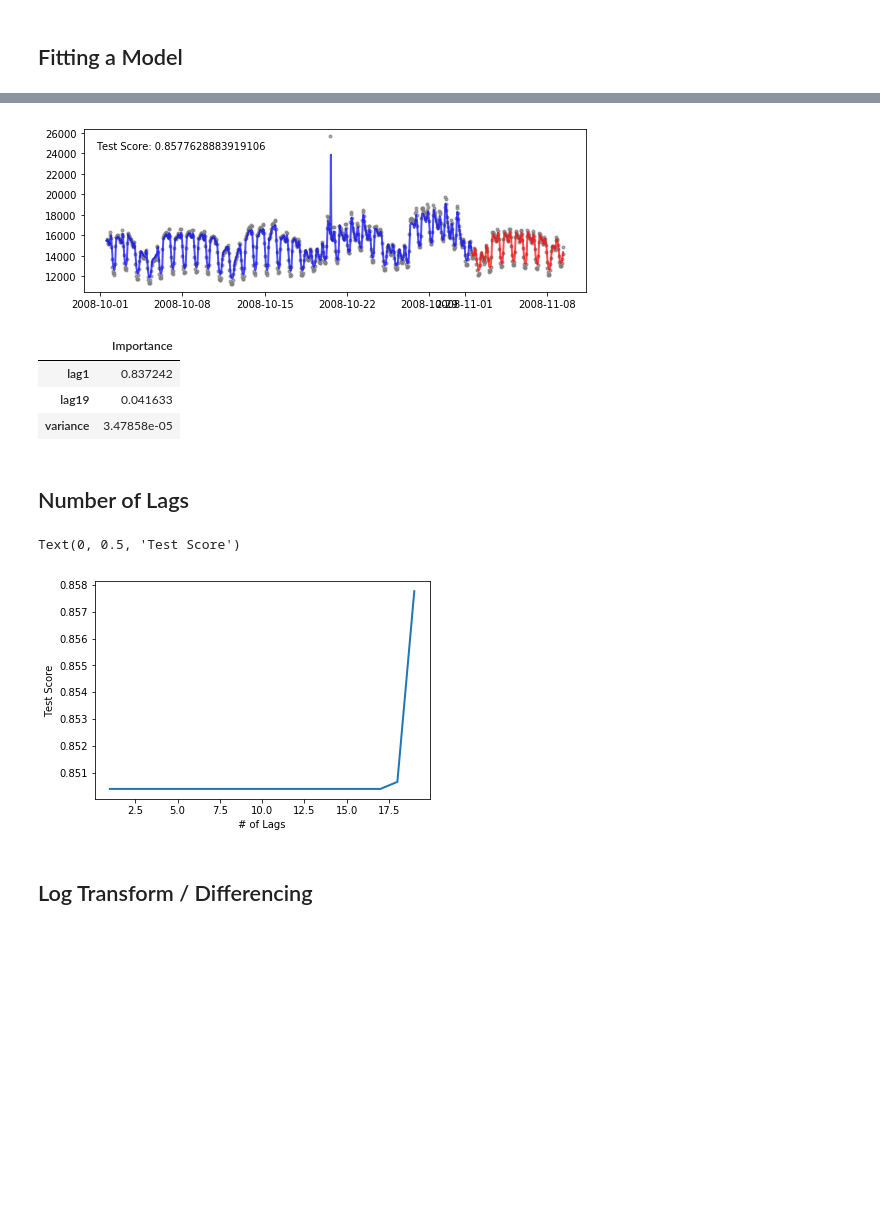
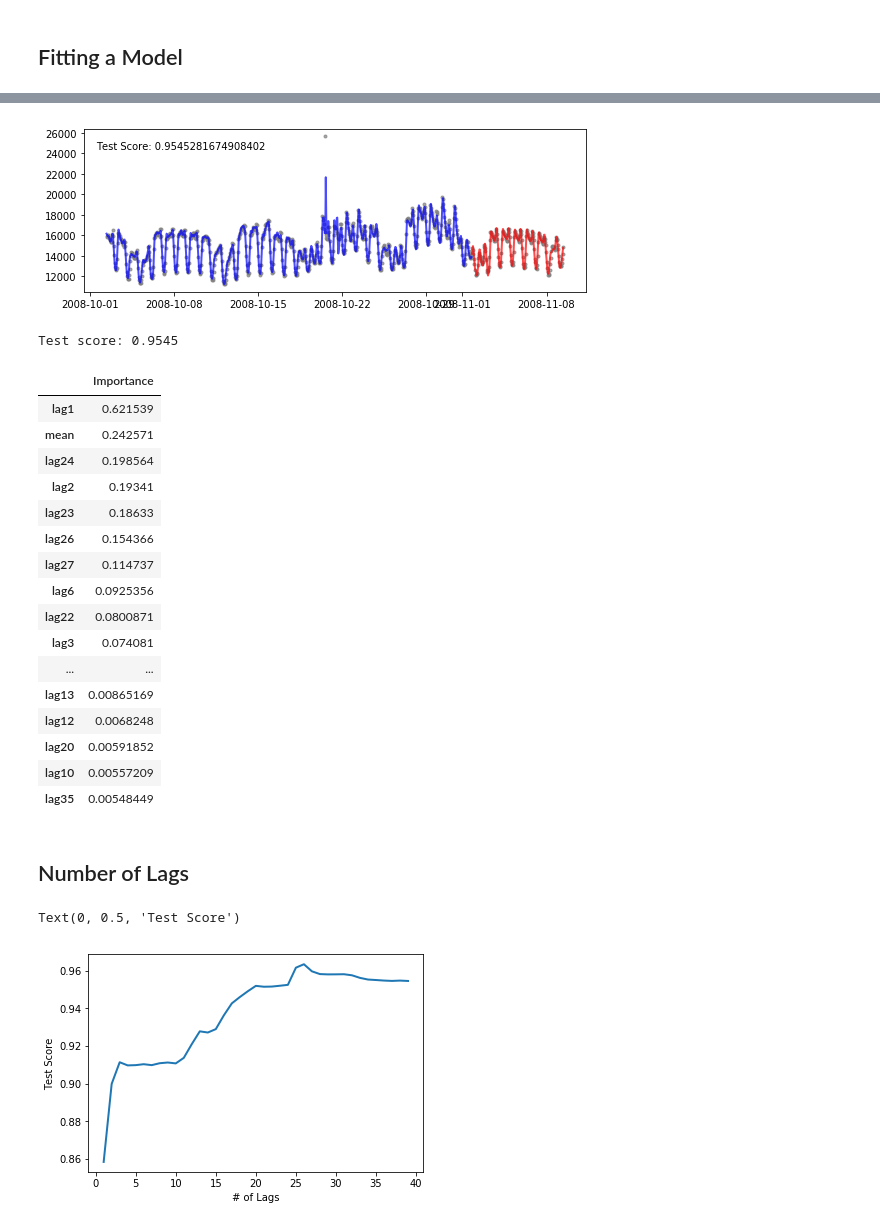
Before and after one commit to Daniel8hen/firefly-tutorials, a Jupyter notebook: meetup_automl_timeseries/Walkthrough.ipynb, the cells around one changed output, grey strips where cells are left out. Drawn from its saved outputs; the diff is of its cells as text; code cells hidden in the pictures; blank space fills up the shorter version.

```diff
--- a/meetup_automl_timeseries/Walkthrough.ipynb
+++ b/meetup_automl_timeseries/Walkthrough.ipynb
@@ -98,6 +98,7 @@ def feature_importance_summary(model, columns):
     else:
         raise NotImplemented('Only linear models supported at the momemnt.')
 # %%
+print("Calculating features. Please wait...")
 window = 48
 _mean = []
 _median = []
@@ -114,16 +115,16 @@ for i in range(window+1, series_size):
     dates.append(df_sub.Datetime[i])
     values.append(df_sub.AEP_MW[i])
     _mean.append(mean(df_sub.AEP_MW[i-window:i]))
-    _median.append(median(df_sub.AEP_MW[i-window:i]))
-    _variance.append(variance(df_sub.AEP_MW[i-window:i]))
-    _peaks.append(number_peaks(df_sub.AEP_MW[i-window:i], 3))
-    _entropy.append(approximate_entropy(df_sub.AEP_MW[i-window:i], 10, 0.7))
-    _autocorrelation.append(autocorrelation(df_sub.AEP_MW[i-window:i], 1))
+#     _median.append(median(df_sub.AEP_MW[i-window:i]))
+#     _variance.append(variance(df_sub.AEP_MW[i-window:i]))
+#     _peaks.append(number_peaks(df_sub.AEP_MW[i-window:i], 3))
+#     _entropy.append(approximate_entropy(df_sub.AEP_MW[i-window:i], 10, 0.7))
+#     _autocorrelation.append(autocorrelation(df_sub.AEP_MW[i-window:i], 1))
 
 
 # lags
 lags = {}
-n_lags = 20
+n_lags = 40
 for i in range(1,n_lags):
     lags[i] = df_sub.AEP_MW.shift(i)
 
@@ -143,19 +144,19 @@ df_features = df_lags.copy()
 
 # additional statistical features
 df_features['mean'] = 0
-df_features['median'] = 0
-df_features['variance'] = 0
-df_features['entropy'] = 0
+# df_features['median'] = 0
+# df_features['variance'] = 0
+# df_features['entropy'] = 0
 
 df_features.AEP_MW = df_features.AEP_MW.astype(int)
 df_features['mean'][window+1:series_size] = np.asarray(_mean)
-df_features['median'][window+1:series_size] = np.asarray(_median)
-df_features['variance'][window+1:series_size] = np.asarray(_variance)
-df_features['entropy'][window+1:series_size] = np.asarray(_entropy)
+# df_features['median'][window+1:series_size] = np.asarray(_median)
+# df_features['variance'][window+1:series_size] = np.asarray(_variance)
+# df_features['entropy'][window+1:series_size] = np.asarray(_entropy)
 
 df_features = df_features.dropna()
 
 
 df_train = df_features[window + 1:series_size]
-df_train
+df_train.describe()
 # %% [output]
@@ -180,25 +174,33 @@ df_train
 # %%
 t = df_train.Datetime
-X = df_train.drop(['Datetime', 'AEP_MW', 'entropy'], axis=1)
+X = df_train.drop(['Datetime', 'AEP_MW'], axis=1)
 y = df_train.AEP_MW
 
 # fit
 model, score = fit_model(t.values, X.values, y.values, plot=True)
-
+print("Test score: {:.4g}".format(score))
 # display importances
 feature_importance_summary(model, X.columns)
-
-# fit
-# model, score = fit_model(t.values, X.values, y.values, plot=True, distance=12, estimator=RandomForestRegressor())
-
-# display importances
-# feature_importance_summary(model, X.columns)
 # %% [output]
-[figure, old version]
+[figure, new version]
+Test score: 0.9545
 |  | Importance |
-| lag1 | 0.837242 |
-| lag19 | 0.041633 |
-| variance | 3.47858e-05 |
+| lag1 | 0.621539 |
+| mean | 0.242571 |
+| lag24 | 0.198564 |
+| lag2 | 0.19341 |
+| lag23 | 0.18633 |
+| lag26 | 0.154366 |
+| lag27 | 0.114737 |
+| lag6 | 0.0925356 |
+| lag22 | 0.0800871 |
+| lag3 | 0.074081 |
+| ... | ... |
+| lag13 | 0.00865169 |
+| lag12 | 0.0068248 |
+| lag20 | 0.00591852 |
+| lag10 | 0.00557209 |
+| lag35 | 0.00548449 |
 # %% [markdown]
 ## Number of Lags
 # %%
@@ -208,7 +210,7 @@ y = df_train.AEP_MW
 scores = []
 lag_count = []
 for i in range(1,n_lags):
-    drop_columns = ['Datetime', 'AEP_MW', 'entropy']
+    drop_columns = ['Datetime', 'AEP_MW']
     for l in range(1,i):
         drop_columns.append('lag' + str(n_lags-l))
 
@@ -225,6 +227,4 @@ plt.xlabel('# of Lags')
 plt.ylabel('Test Score')
 # %% [output]
 Text(0, 0.5, 'Test Score')
-[figure, old version]
+[figure, new version]
-# %% [markdown]
-## Log Transform / Differencing
```
Also changed, not shown: parts of 2 cells of this notebook, 1 other file.
